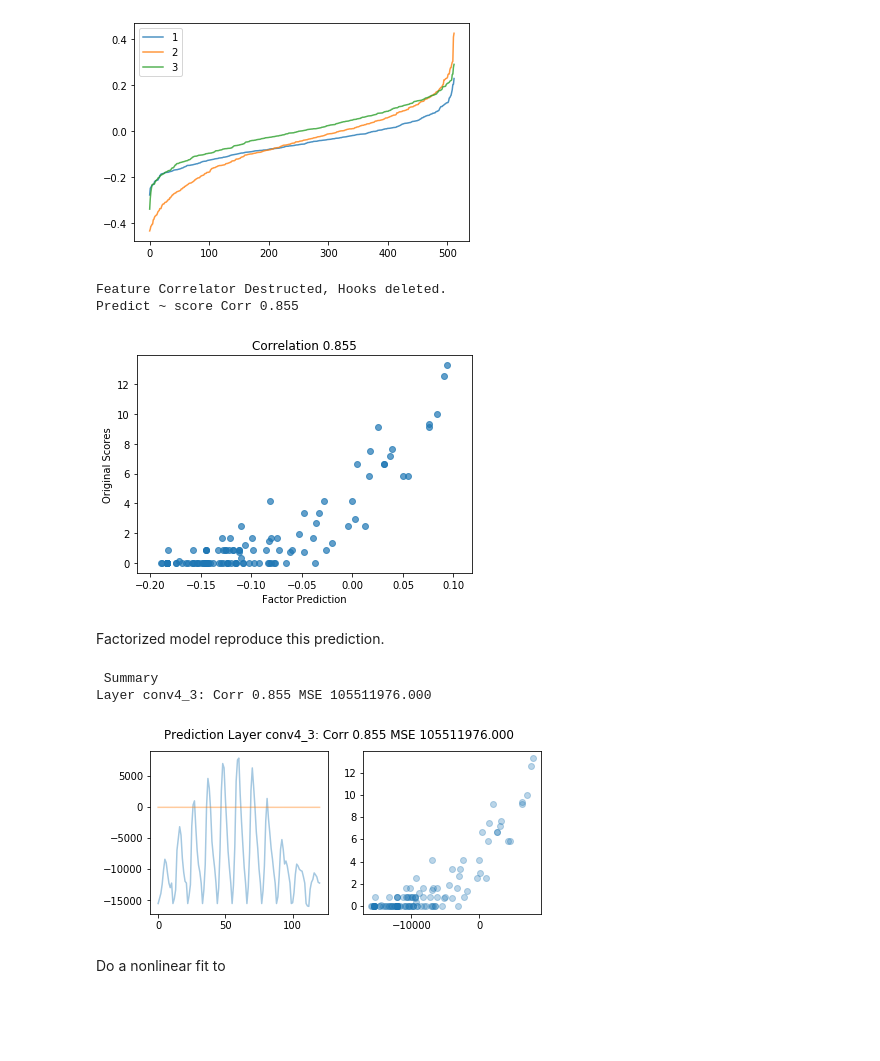
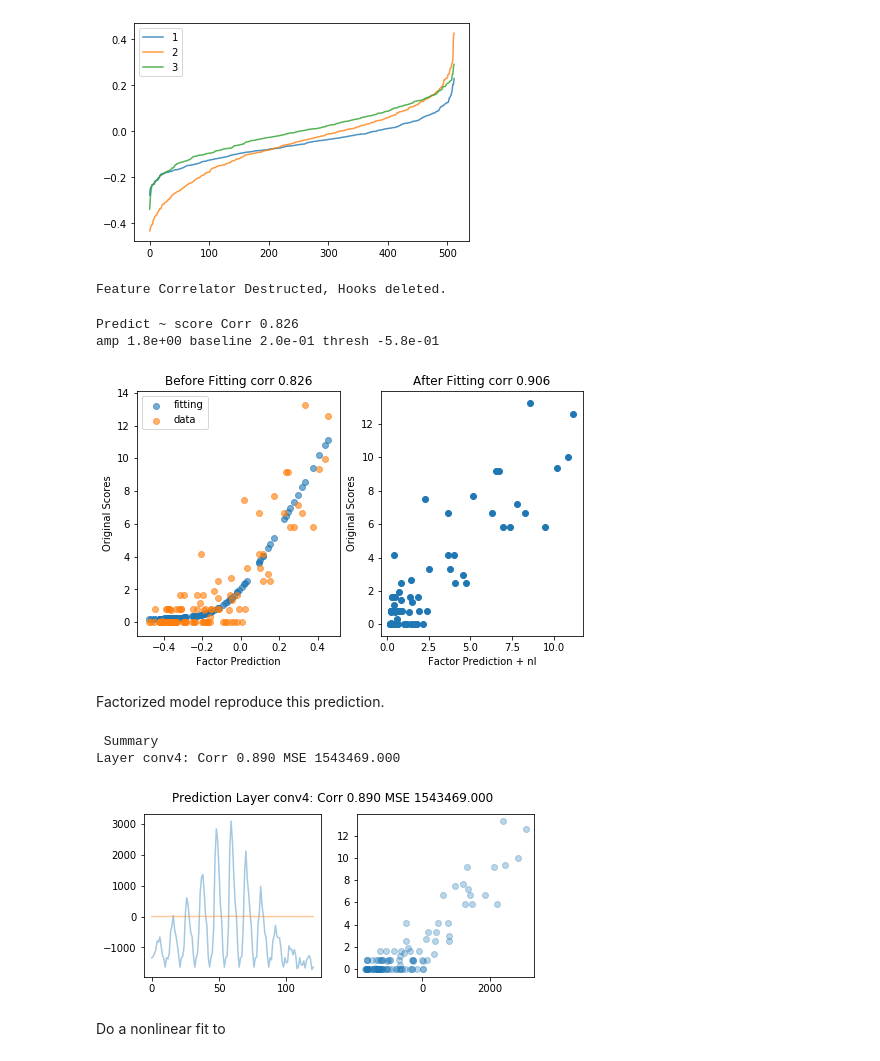
Before and after one commit to Animadversio/Visual_Neuron_Modelling, a Jupyter notebook: CorrFeatTsr_factor_analysis.ipynb, the cells around one changed output. Cells and saved outputs as stored; diff of their text form; code cells hidden in the pictures; blank space fills up the shorter version.

```diff
--- a/CorrFeatTsr_factor_analysis.ipynb
+++ b/CorrFeatTsr_factor_analysis.ipynb
@@ -262,6 +264,7 @@ plt.show()
 from data_loader import load_score_mat, loadmat, mat_path
 from CorrFeatTsr_lib import visualize_cctsr, visualize_cctsr_embed, Corr_Feat_Machine, Corr_Feat_pipeline, loadimg_preprocess, loadimg_embed_preprocess
 from tqdm import tqdm
+from scipy.optimize import curve_fit
 
 def score_images(featNet, scorer, layername, imgfps, imgloader=loadimg_preprocess, batchsize=40,):
     imgN = len(imgfps)
@@ -280,6 +283,35 @@ def score_images(featNet, scorer, layername, imgfps, imgloader=loadimg_preproces
     pbar.close()
     score_all = torch.cat(tuple(score_all), dim=0)
     return score_all
+
+def softplus(x, a, b, thr):
+    return a * np.logaddexp(0, x - thr) + b
+
+def fit_predscore(pred_score_np, score_vect):
+#     pred_score_np = pred_score.numpy()
+    scaling = 1/pred_score_np.std()*score_vect.std()
+    pred_score_np_norm = pred_score_np * scaling
+    popt, pcov = curve_fit(softplus, pred_score_np_norm, score_vect, \
+          p0=[1, min(score_vect), np.median(pred_score_np_norm)], \
+          bounds=([0, 0, min(pred_score_np_norm)-10], [np.inf, max(score_vect), max(pred_score_np_norm)]))
+    print("amp %.1e baseline %.1e thresh %.1e"%tuple(popt))
+    nlpred_score = softplus(pred_score_np_norm, *popt)
+    plt.figure(figsize=[8,4.5])
+    plt.subplot(121)
+    plt.scatter(pred_score_np, nlpred_score, alpha=0.6, label="fitting")
+    plt.scatter(pred_score_np, score_vect, alpha=0.6, label="data")
+    plt.xlabel("Factor Prediction")
+    plt.ylabel("Original Scores")
+    plt.title("Before Fitting corr %.3f"%(np.corrcoef(score_vect, pred_score_np)[0, 1]))
+    plt.legend()
+    plt.subplot(122)
+    plt.scatter(nlpred_score, score_vect)
+    plt.axis("image")
+    plt.xlabel("Factor Prediction + nl")
+    plt.ylabel("Original Scores")
+    plt.title("After Fitting corr %.3f"%(np.corrcoef(score_vect, nlpred_score)[0, 1]))
+    plt.show()
+    return popt, pcov, scaling, nlpred_score
 # %%
 MStats = loadmat(join(mat_path, Animal + "_Manif_stats.mat"), struct_as_record=False, squeeze_me=True)['Stats']
 EStats = loadmat(join(mat_path, Animal + "_Evol_stats.mat"), struct_as_record=False, squeeze_me=True, chars_as_strings=True)['EStats']
@@ -287,24 +319,26 @@ score_vect, imgfullpath_vect = load_score_mat(EStats, MStats, Expi, "Manif_avg",
 # %%
 padded_mask = np.pad(Hmaps[:,:,:], ((bdr,bdr),(bdr,bdr),(0,0)), mode="constant")
 DR_Wtsr = torch.from_numpy(np.einsum("ij,klj->ikl", ccfactor[:, :], padded_mask))
 
 scorer = CorrFeatScore()
-scorer.register_hooks(VGG, layer, netname="vgg16")
+scorer.register_hooks(net, layer, netname=netname)
 scorer.register_weights({layer: DR_Wtsr})
-pred_score = score_images(VGG.features, scorer, layer, imgfullpath_vect, imgloader=loadimg_preprocess, batchsize=40,)
+pred_score = score_images(featnet, scorer, layer, imgfullpath_vect, imgloader=loadimg_preprocess, batchsize=40,)
 scorer.clear_hook()
 cc = np.corrcoef(score_vect, pred_score.numpy())[0, 1]
 print("Predict ~ score Corr %.3f"%cc)
 
-plt.scatter(pred_score.numpy(), score_vect, alpha=0.7)
-plt.xlabel("Factor Prediction")
-plt.ylabel("Original Scores")
-plt.title("Correlation %.3f"%(np.corrcoef(score_vect, pred_score.numpy())[0, 1]))
-plt.show()
+popt, pcov, scaling, nlpred_score = fit_predscore(pred_score.numpy(), score_vect)
+# plt.scatter(pred_score.numpy(), score_vect, alpha=0.7)
+# plt.xlabel("Factor Prediction")
+# plt.ylabel("Original Scores")
+# plt.title("Correlation %.3f"%(np.corrcoef(score_vect, pred_score.numpy())[0, 1]))
+# plt.show()
 # %% [output]
 Feature Correlator Destructed, Hooks deleted.
-Predict ~ score Corr 0.855
+Predict ~ score Corr 0.826
+amp 1.8e+00 baseline 2.0e-01 thresh -5.8e-01
-[figure, old version]
+[figure, new version]
 # %% [markdown]
 Factorized model reproduce this prediction.
 # %%
@@ -322,11 +356,11 @@ fact_model.sp_mask[layer].weight.data = sp_weight
 fact_model.sp_mask[layer].bias.data.zero_()
 fact_model.bn_layer[layer].eval()
 
-pred_scores = predict_cmp(VGG.features, fact_model, torch.from_numpy(score_vect).float(), imgfullpath_vect,
+pred_scores = predict_cmp(featnet, fact_model, torch.from_numpy(score_vect).float(), imgfullpath_vect,
                           imgloader=loadimg_preprocess, batchsize=35, summarystr="")
 # %% [output]
  Summary
-Layer conv4_3: Corr 0.855 MSE 105511976.000
+Layer conv4: Corr 0.890 MSE 1543469.000
-[figure, old version]
+[figure, new version]
 # %% [markdown]
 Do a nonlinear fit to
```
Also changed, not shown: parts of 16 cells of this notebook, 4 other files.
